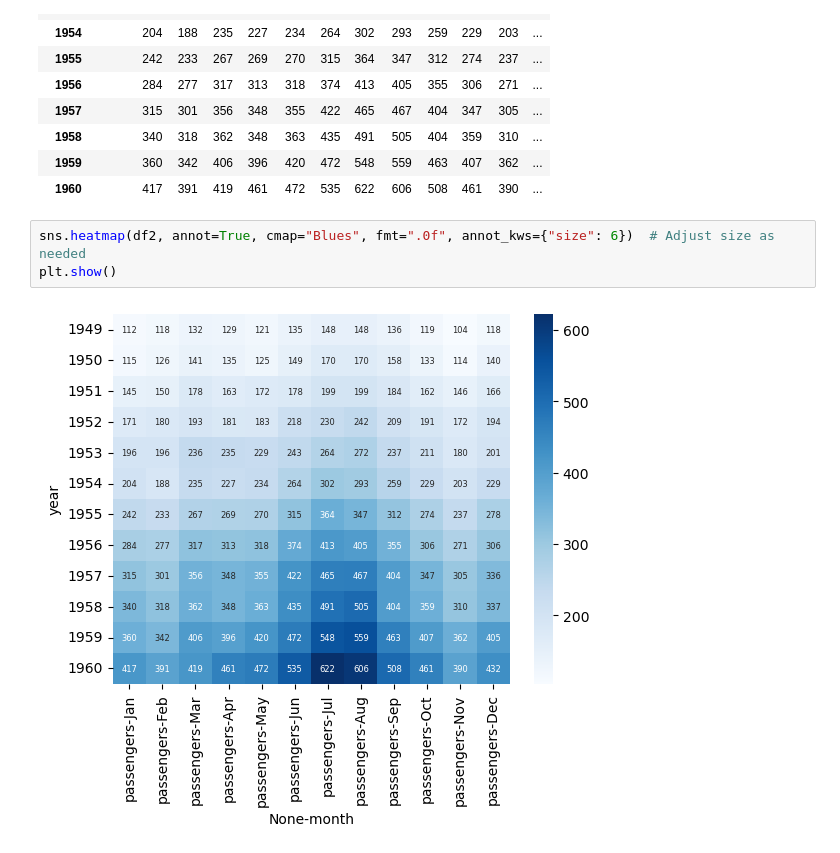
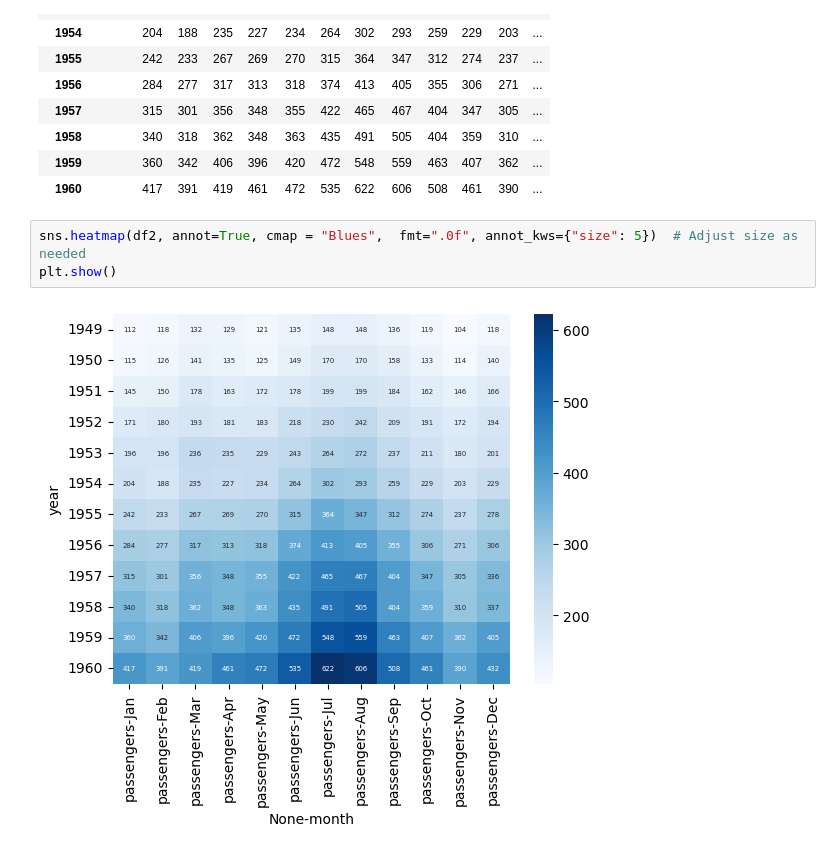
Before and after one commit to MalikHashirShakeel/Matplotlib-Tutorial, a Jupyter notebook: Heatmap/Untitled.ipynb, the cells around one changed output. Drawn from its saved outputs; the diff is of its cells as text.

```diff
--- a/Heatmap/Untitled.ipynb
+++ b/Heatmap/Untitled.ipynb
@@ -41,7 +41,7 @@ df2
 | 1959 | 360 | 342 | 406 | 396 | 420 | 472 | 548 | 559 | 463 | 407 | 362 | ... |
 | 1960 | 417 | 391 | 419 | 461 | 472 | 535 | 622 | 606 | 508 | 461 | 390 | ... |
 # %%
-sns.heatmap(df2, annot=True, cmap="Blues", fmt=".0f", annot_kws={"size": 6})  # Adjust size as needed
+sns.heatmap(df2, annot=True, cmap = "Blues",  fmt=".0f", annot_kws={"size": 5})  # Adjust size as needed
 plt.show()
 # %% [output]
-[figure, old version]
+[figure, new version]
```
Also changed, not shown: 2 other files.
